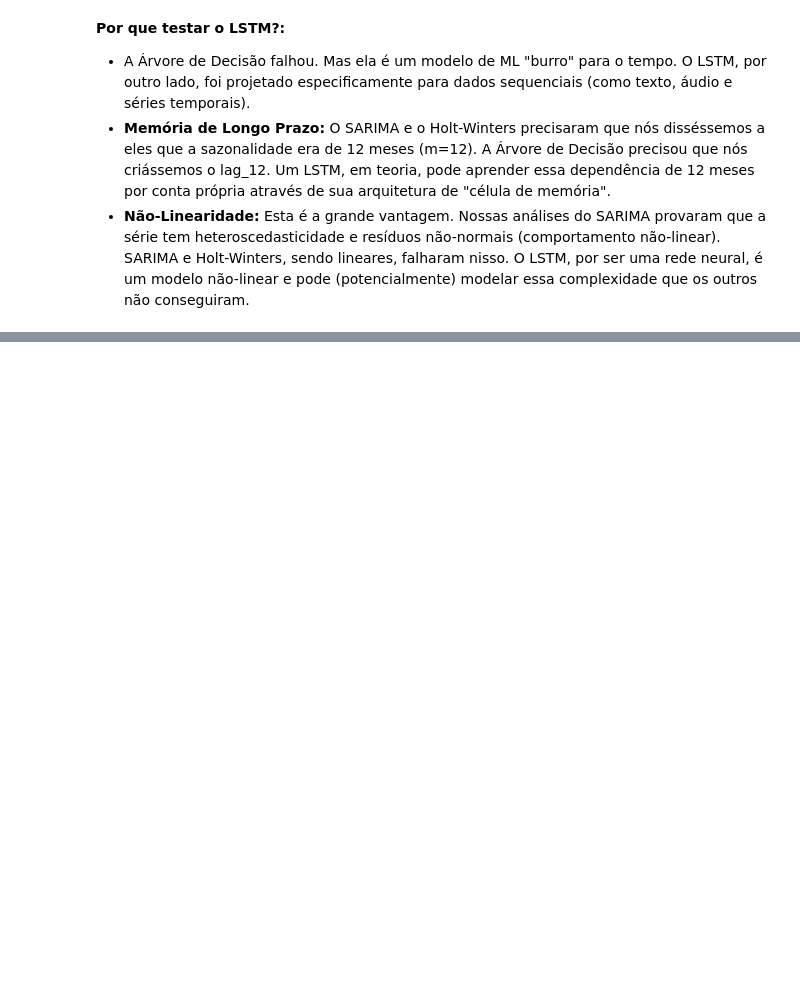
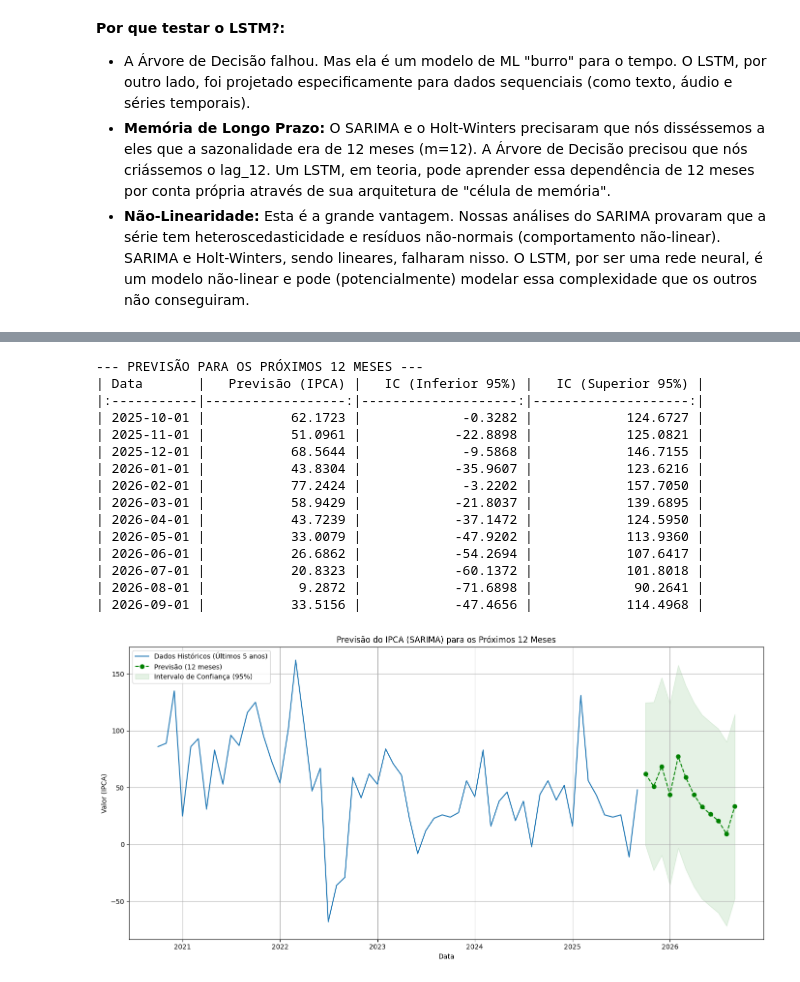
Before and after one commit to MariaPompiani/time_series_analysis_technique, a Jupyter notebook: time_series_analysis_inflation.ipynb, the cells around one changed output, grey strips where cells are left out. Cells and saved outputs as stored; diff of their text form; code cells hidden in the pictures; blank space fills up the shorter version.

```diff
--- a/time_series_analysis_inflation.ipynb
+++ b/time_series_analysis_inflation.ipynb
@@ -923,0 +957,78 @@ Epoch 7/50
+# %%
+# --- Treinar o Modelo Vencedor em TODOS os dados ---
+# (p, d, q)
+best_order = (1, 1, 1)
+# (P, D, Q, m)
+best_seasonal_order = (1, 1, 1, 12)
+
+model_final = SARIMAX(
+    df_pos_real['value'],
+    order=best_order,
+    seasonal_order=best_seasonal_order,
+    enforce_stationarity=False,
+    enforce_invertibility=False
+)
+
+# Treinar o modelo (fit)
+model_final_fit = model_final.fit(disp=False)
+
+# --- Fazer a Previsão (Forecast) ---
+N_FORECAST = 12
+forecast_final = model_final_fit.get_forecast(steps=N_FORECAST)
+
+# Extrair a previsão pontual
+forecast_values = forecast_final.predicted_mean
+
+# Extrair os intervalos de confiança
+confidence_intervals = forecast_final.conf_int(alpha=0.05)
+lower_ci = confidence_intervals.iloc[:, 0]
+upper_ci = confidence_intervals.iloc[:, 1]
+
+# --- Exibir a Previsão ---
+print(f"\n--- PREVISÃO PARA OS PRÓXIMOS {N_FORECAST} MESES ---")
+forecast_df = pd.DataFrame({
+    'Data': forecast_values.index.date,
+    'Previsão (IPCA)': forecast_values.values,
+    'IC (Inferior 95%)': lower_ci.values,
+    'IC (Superior 95%)': upper_ci.values
+})
+
+print(forecast_df.to_markdown(index=False, floatfmt=".4f"))
+
+# --- Visualização da Previsão Final ---
+plt.figure(figsize=(14, 7))
+n_context_years = 5
+plt.plot(df_pos_real['value'].iloc[-(n_context_years*12):], label='Dados Históricos (Últimos 5 anos)')
+plt.plot(forecast_values, label=f'Previsão ({N_FORECAST} meses)', color='green', linestyle='--', marker='o')
+plt.fill_between(
+    forecast_values.index,
+    lower_ci,
+    upper_ci,
+    color='green',
+    alpha=0.1,
+    label='Intervalo de Confiança (95%)'
+)
+
+plt.title(f'Previsão do IPCA (SARIMA) para os Próximos {N_FORECAST} Meses')
+plt.xlabel('Data')
+plt.ylabel('Valor (IPCA)')
+plt.legend()
+plt.grid(True)
+plt.tight_layout()
+# %% [output]
+--- PREVISÃO PARA OS PRÓXIMOS 12 MESES ---
+| Data       |   Previsão (IPCA) |   IC (Inferior 95%) |   IC (Superior 95%) |
+|:-----------|------------------:|--------------------:|--------------------:|
+| 2025-10-01 |           62.1723 |             -0.3282 |            124.6727 |
+| 2025-11-01 |           51.0961 |            -22.8898 |            125.0821 |
+| 2025-12-01 |           68.5644 |             -9.5868 |            146.7155 |
+| 2026-01-01 |           43.8304 |            -35.9607 |            123.6216 |
+| 2026-02-01 |           77.2424 |             -3.2202 |            157.7050 |
+| 2026-03-01 |           58.9429 |            -21.8037 |            139.6895 |
+| 2026-04-01 |           43.7239 |            -37.1472 |            124.5950 |
+| 2026-05-01 |           33.0079 |            -47.9202 |            113.9360 |
+| 2026-06-01 |           26.6862 |            -54.2694 |            107.6417 |
+| 2026-07-01 |           20.8323 |            -60.1372 |            101.8018 |
+| 2026-08-01 |            9.2872 |            -71.6898 |             90.2641 |
+| 2026-09-01 |           33.5156 |            -47.4656 |            114.4968 |
+[figure, added]
```
Also changed, not shown: parts of 11 cells of this notebook.
